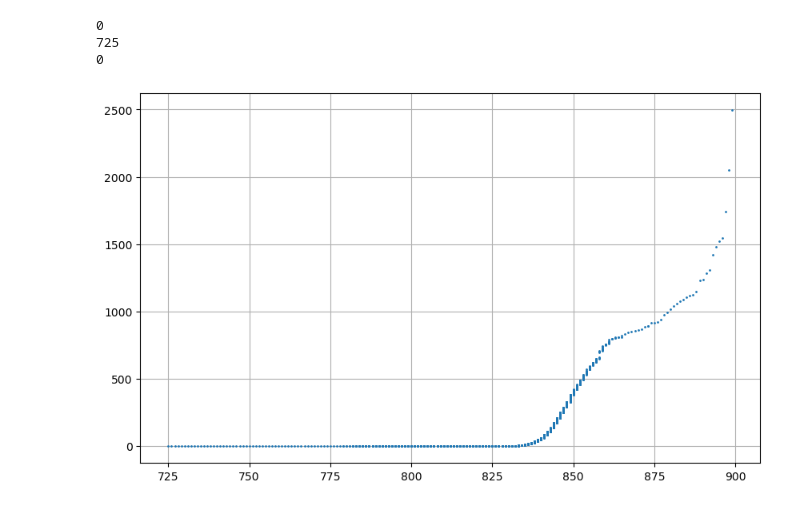
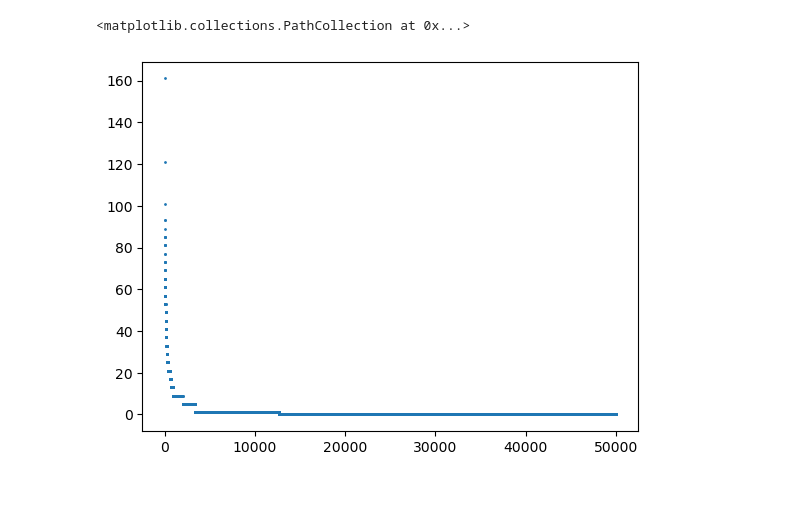
Before and after one commit to Isi2000/SANDPILE, a Jupyter notebook: sandpile_model.ipynb, the cells around one changed output. Drawn from its saved outputs; the diff is of its cells as text; code cells hidden in the pictures.

```diff
--- a/sandpile_model.ipynb
+++ b/sandpile_model.ipynb
@@ -127,20 +146,2 @@ coordinates = np.random.randint(0, grid_size, size=(num_grains, 2))
 for coord in coordinates:
     sandpile.add_sand(coord[0], coord[1])
-# %%
-# Sort the data and standard deviation
-sorted_pl = sorted(sandpile.pl_data)
-sorted_slopes = sorted(sandpile.slope)
-print(len(sorted_slopes) - len(sorted_pl))
-# Log-transform the data
-print(sorted_slopes[0])
-print(sorted_pl[0])
-# Plot the results with error bars
-plt.figure(figsize=(10, 6))
-plt.errorbar(sorted_slopes, sorted_pl, fmt='o', capsize=5, markersize=1)
-plt.grid(True)
-plt.show()
-# %% [output]
-0
-725
-0
-[figure, removed]
@@ -156,3 +148,12 @@ for coord in coordinates:
+# %%
+data = sandpile.pl_data
+
+s_data = sorted(data, reverse=True)
+l = np.log(s_data)
+plt.scatter((np.arange(len(s_data))), s_data, s=1)
+# %% [output]
+<matplotlib.collections.PathCollection at 0x...>
+[figure, added]
 # %%
 plt.imshow(sandpile.grid, cmap="Reds")
 # %% [output]
```
Also changed, not shown: parts of 13 cells of this notebook.
